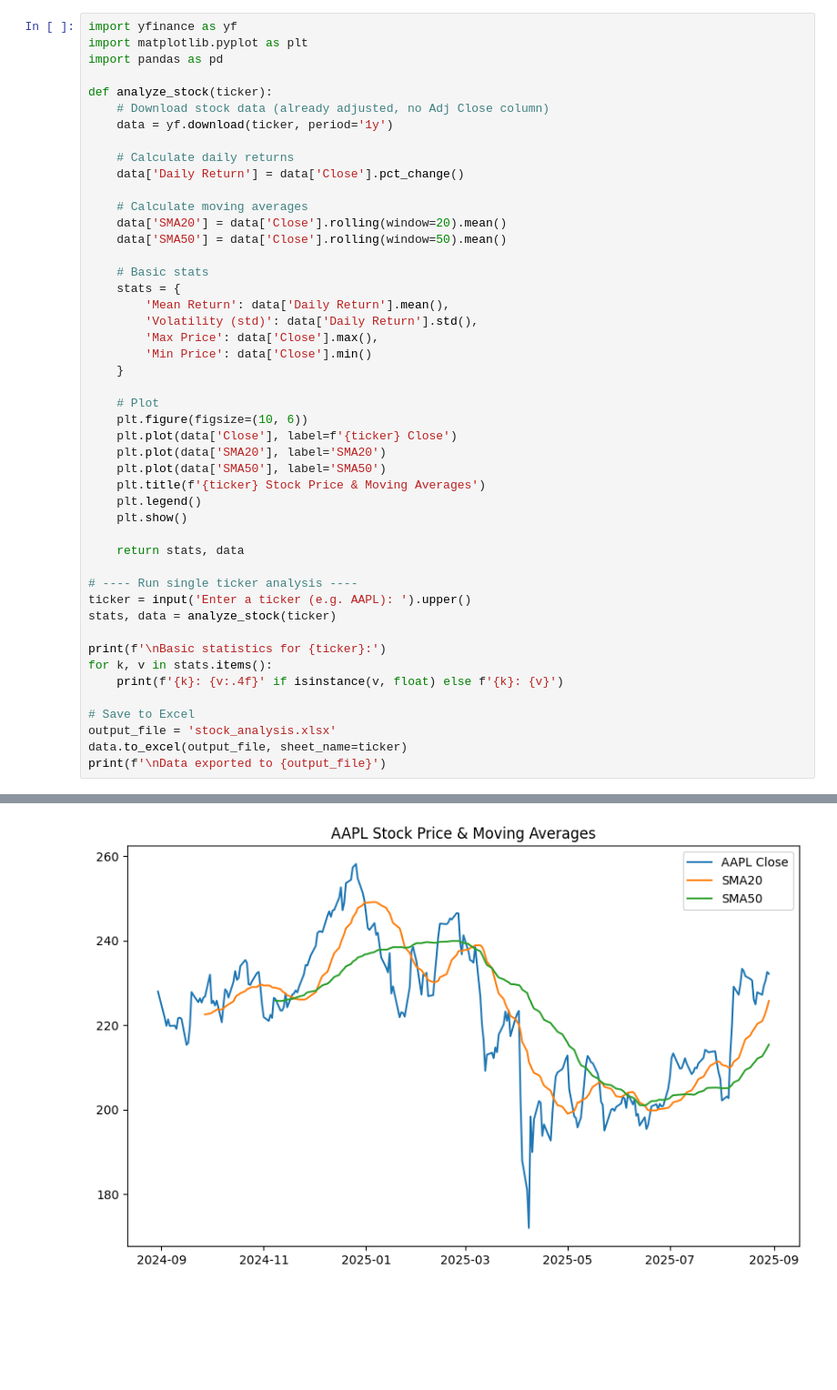
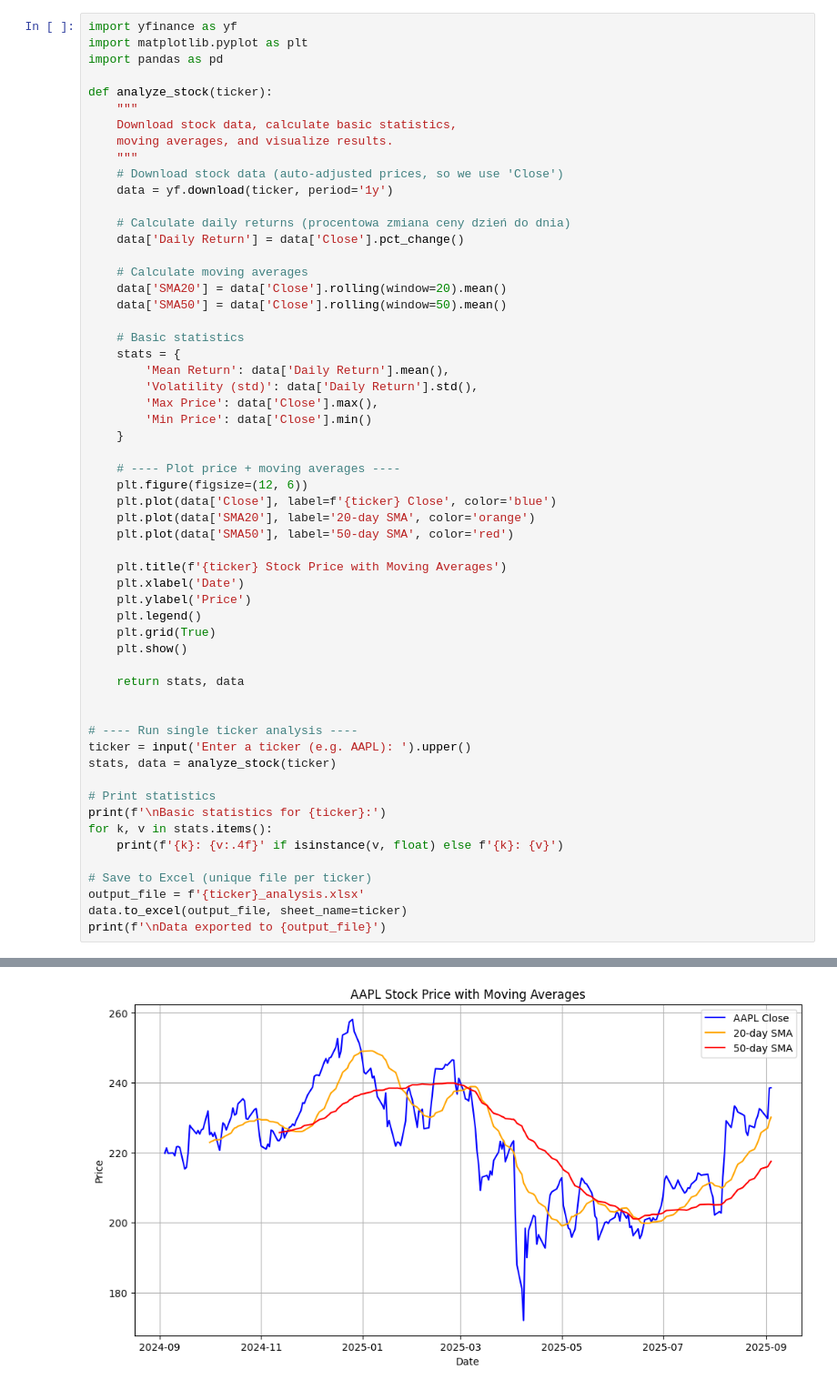
Before and after one commit to mieszkokuzmierz/stock-market-analysis, a Jupyter notebook: notebooks/stock_analysis.ipynb, the cells around one changed output, grey strips where cells are left out. Shown at 91% size. Drawn from its saved outputs; the diff is of its cells as text; blank space fills up the shorter version.

Commit message:
Add moving averages, cleaning code

```diff
--- a/notebooks/stock_analysis.ipynb
+++ b/notebooks/stock_analysis.ipynb
@@ -4,49 +4,59 @@ import matplotlib.pyplot as plt
 import pandas as pd
 
 def analyze_stock(ticker):
-    # Download stock data (already adjusted, no Adj Close column)
+    """
+    Download stock data, calculate basic statistics,
+    moving averages, and visualize results.
+    """
+    # Download stock data (auto-adjusted prices, so we use 'Close')
     data = yf.download(ticker, period='1y')
 
-    # Calculate daily returns
+    # Calculate daily returns (procentowa zmiana ceny dzień do dnia)
     data['Daily Return'] = data['Close'].pct_change()
 
     # Calculate moving averages
     data['SMA20'] = data['Close'].rolling(window=20).mean()
     data['SMA50'] = data['Close'].rolling(window=50).mean()
 
-    # Basic stats
+    # Basic statistics
     stats = {
         'Mean Return': data['Daily Return'].mean(),
         'Volatility (std)': data['Daily Return'].std(),
         'Max Price': data['Close'].max(),
         'Min Price': data['Close'].min()
     }
 
-    # Plot
-    plt.figure(figsize=(10, 6))
-    plt.plot(data['Close'], label=f'{ticker} Close')
-    plt.plot(data['SMA20'], label='SMA20')
-    plt.plot(data['SMA50'], label='SMA50')
-    plt.title(f'{ticker} Stock Price & Moving Averages')
+    # ---- Plot price + moving averages ----
+    plt.figure(figsize=(12, 6))
+    plt.plot(data['Close'], label=f'{ticker} Close', color='blue')
+    plt.plot(data['SMA20'], label='20-day SMA', color='orange')
+    plt.plot(data['SMA50'], label='50-day SMA', color='red')
+
+    plt.title(f'{ticker} Stock Price with Moving Averages')
+    plt.xlabel('Date')
+    plt.ylabel('Price')
     plt.legend()
+    plt.grid(True)
     plt.show()
 
     return stats, data
+
 
 # ---- Run single ticker analysis ----
 ticker = input('Enter a ticker (e.g. AAPL): ').upper()
 stats, data = analyze_stock(ticker)
 
+# Print statistics
 print(f'\nBasic statistics for {ticker}:')
 for k, v in stats.items():
     print(f'{k}: {v:.4f}' if isinstance(v, float) else f'{k}: {v}')
 
-# Save to Excel
-output_file = 'stock_analysis.xlsx'
+# Save to Excel (unique file per ticker)
+output_file = f'{ticker}_analysis.xlsx'
 data.to_excel(output_file, sheet_name=ticker)
 print(f'\nData exported to {output_file}')
 # %% [output]
 Enter a ticker (e.g. AAPL):  AAPL
 [*********************100%***********************]  1 of 1 completed
-[figure, old version]
+[figure, new version]
 Basic statistics for AAPL:
```
Also changed, not shown: parts of 1 cell of this notebook, 5 other files.
